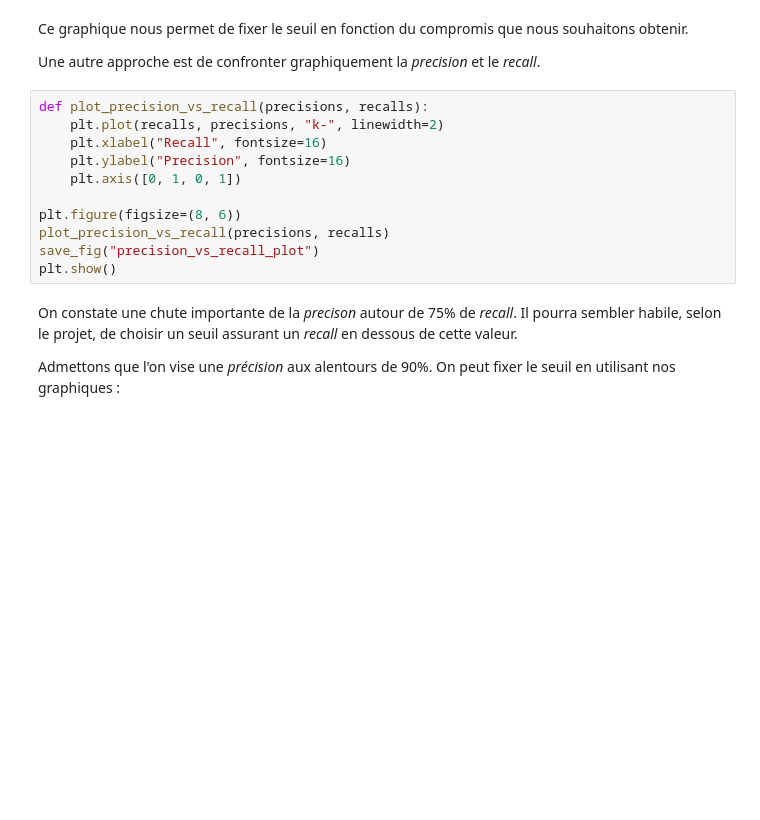
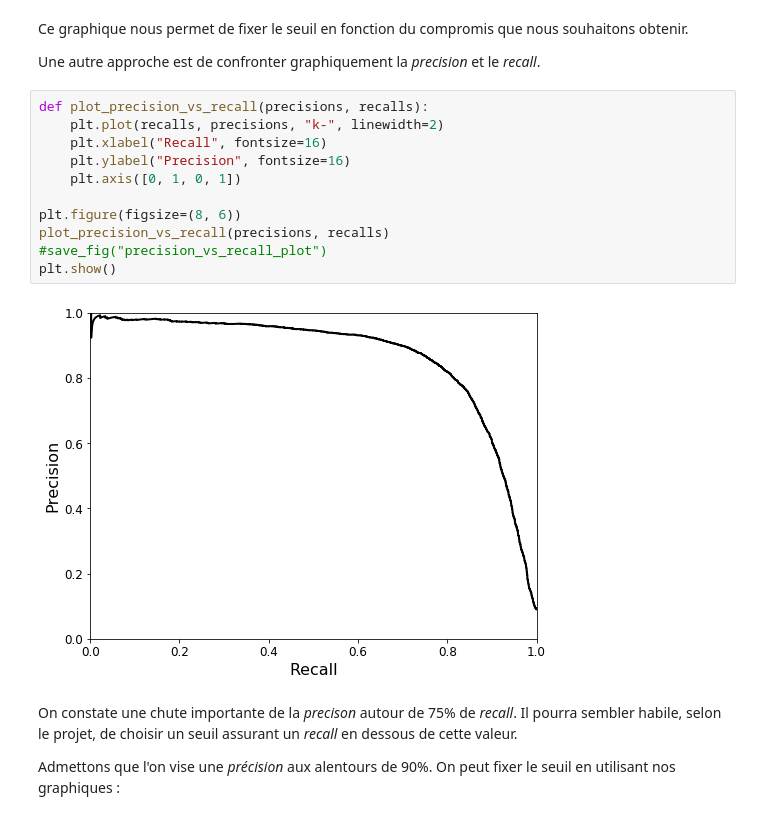
Before and after one commit to Cedric-M/Machine-Learning, a Jupyter notebook: WS 3.1 - Machine Learning.ipynb, the cells around one changed output. Saved outputs shown, nothing was run; the diff lists cells and outputs as text; blank space fills up the shorter version.

```diff
--- a/WS 3.1 - Machine Learning.ipynb
+++ b/WS 3.1 - Machine Learning.ipynb
@@ -369,14 +456,16 @@ Une autre approche est de confronter graphiquement la _precision_ et le _recall_
 # %%
 def plot_precision_vs_recall(precisions, recalls):
     plt.plot(recalls, precisions, "k-", linewidth=2)
     plt.xlabel("Recall", fontsize=16)
     plt.ylabel("Precision", fontsize=16)
     plt.axis([0, 1, 0, 1])
 
 plt.figure(figsize=(8, 6))
 plot_precision_vs_recall(precisions, recalls)
-save_fig("precision_vs_recall_plot")
+#save_fig("precision_vs_recall_plot")
 plt.show()
+# %% [output]
+[figure, added]
 # %% [markdown]
 On constate une chute importante de la _precison_ autour de 75% de _recall_. Il pourra sembler habile, selon le projet, de choisir un seuil assurant un _recall_ en dessous de cette valeur.
 
```
Also changed, not shown: parts of 35 cells of this notebook.
